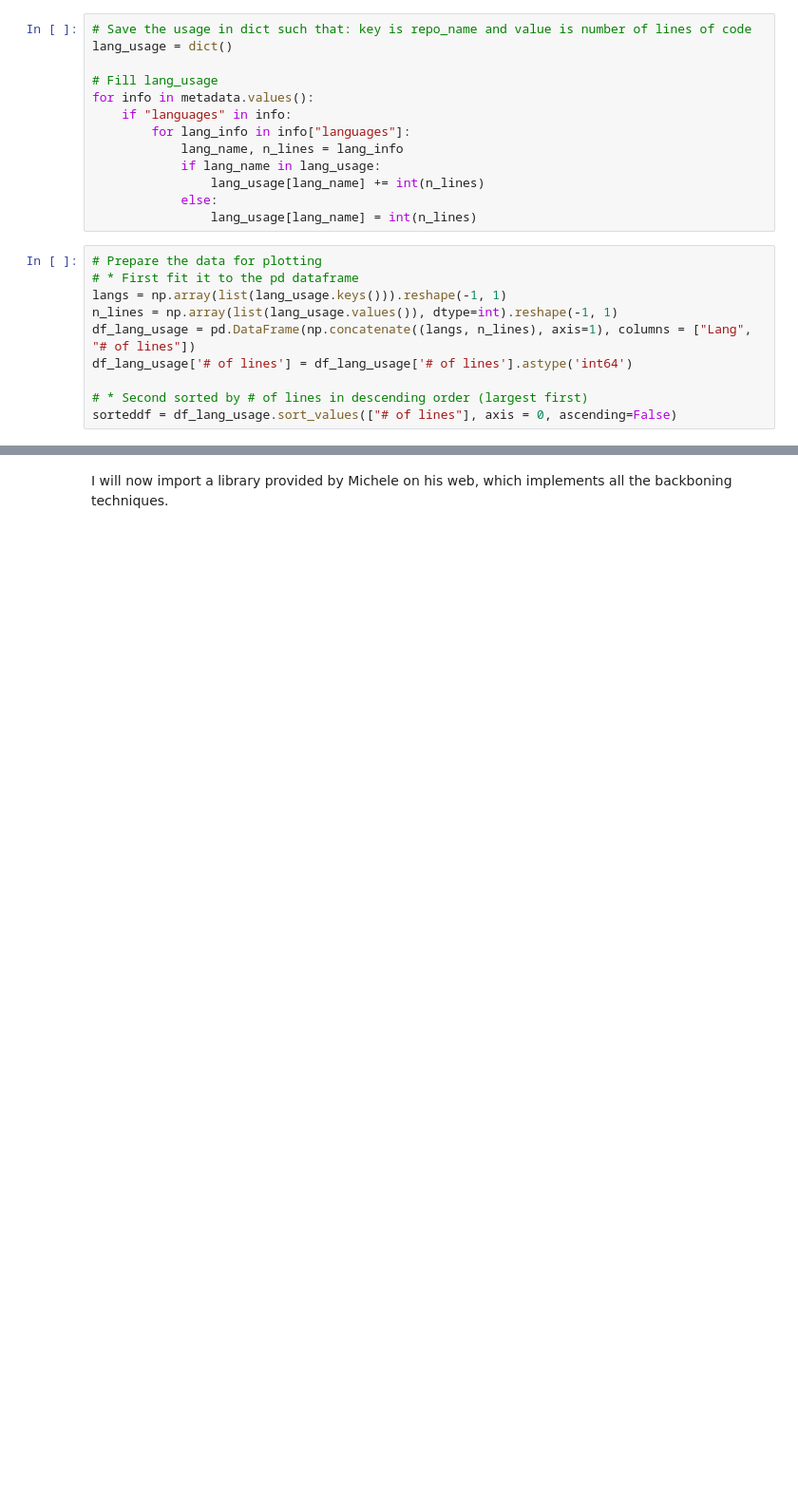
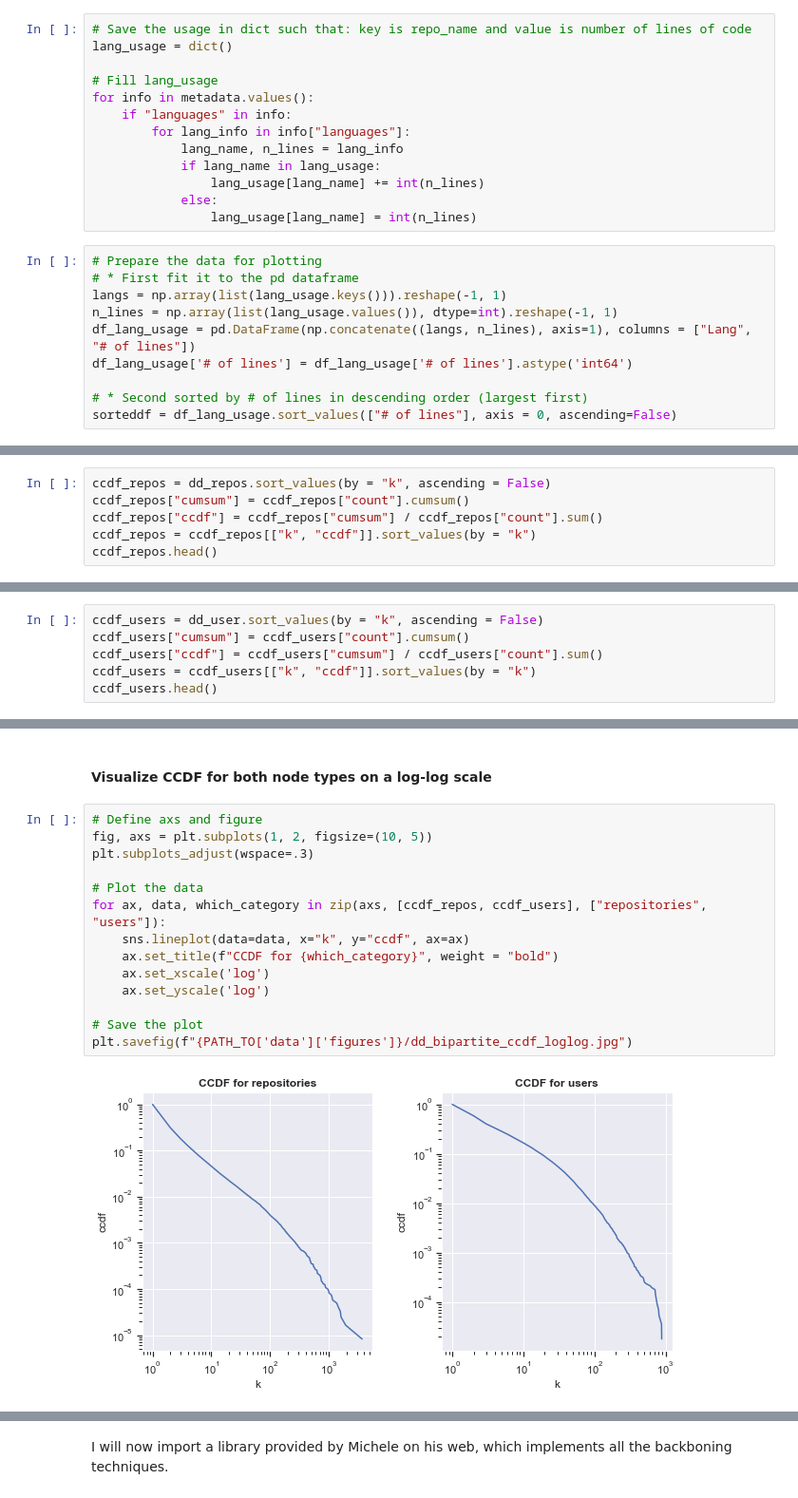
Before and after one commit to lukyrasocha/github-recommendation-system, a Jupyter notebook: main.ipynb, the cells around one changed output, grey strips where cells are left out. Shown at 95% size. Saved outputs shown, nothing was run; the diff lists cells and outputs as text; blank space fills up the shorter version.

```diff
--- a/main.ipynb
+++ b/main.ipynb
@@ -467,0 +489,6 @@ plt.show()
+# %%
+ccdf_repos = dd_repos.sort_values(by = "k", ascending = False)
+ccdf_repos["cumsum"] = ccdf_repos["count"].cumsum()
+ccdf_repos["ccdf"] = ccdf_repos["cumsum"] / ccdf_repos["count"].sum()
+ccdf_repos = ccdf_repos[["k", "ccdf"]].sort_values(by = "k")
+ccdf_repos.head()
@@ -467,0 +504,6 @@ plt.show()
+# %%
+ccdf_users = dd_user.sort_values(by = "k", ascending = False)
+ccdf_users["cumsum"] = ccdf_users["count"].cumsum()
+ccdf_users["ccdf"] = ccdf_users["cumsum"] / ccdf_users["count"].sum()
+ccdf_users = ccdf_users[["k", "ccdf"]].sort_values(by = "k")
+ccdf_users.head()
@@ -468,3 +517,21 @@ plt.show()
+# %% [markdown]
+#### Visualize CCDF for both node types on a log-log scale
+# %%
+# Define axs and figure
+fig, axs = plt.subplots(1, 2, figsize=(10, 5))
+plt.subplots_adjust(wspace=.3)
+
+# Plot the data
+for ax, data, which_category in zip(axs, [ccdf_repos, ccdf_users], ["repositories", "users"]):
+    sns.lineplot(data=data, x="k", y="ccdf", ax=ax)
+    ax.set_title(f"CCDF for {which_category}", weight = "bold")
+    ax.set_xscale('log')
+    ax.set_yscale('log')
+
+# Save the plot
+plt.savefig(f"{PATH_TO['data']['figures']}/dd_bipartite_ccdf_loglog.jpg")
+# %% [output]
+[figure, added]
 # %% [markdown]
 ### Power law fit
 
```
Also changed, not shown: parts of 61 cells of this notebook, 6 other files.
